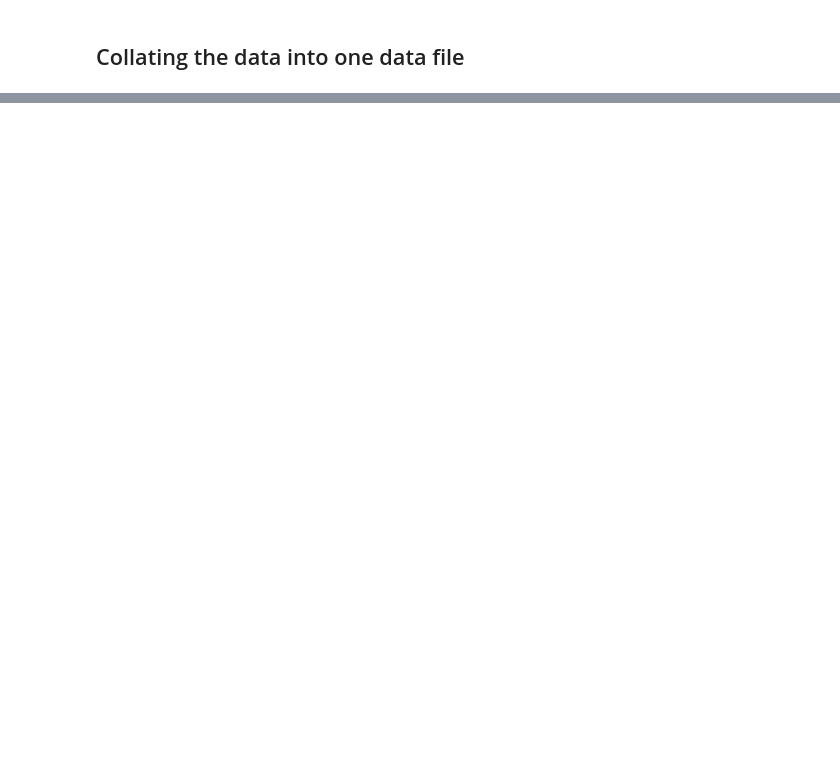
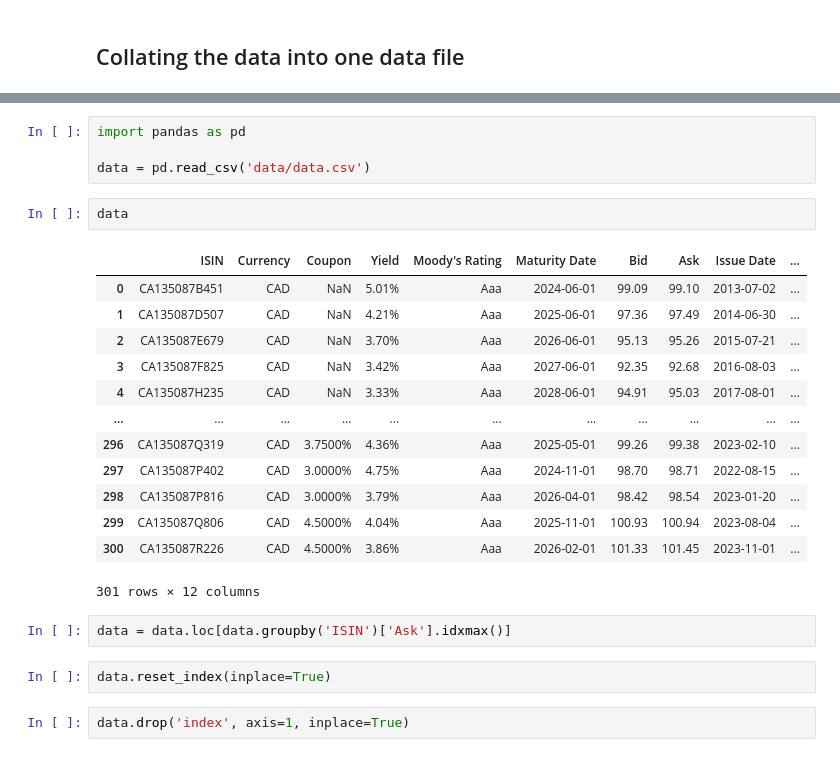
Before and after one commit to pinakin7/1856, a Jupyter notebook: Assignment 1/experiment.ipynb, the cells around one changed output, grey strips where cells are left out. Saved outputs shown, nothing was run; the diff lists cells and outputs as text; blank space fills up the shorter version.

```diff
--- a/Assignment 1/experiment.ipynb
+++ b/Assignment 1/experiment.ipynb
@@ -42 +30,27 @@ Level 60:root:Processing file: January 12 2024.csv
 Level 60:root:Finished processing
+# %%
+import pandas as pd
+
+data = pd.read_csv('data/data.csv')
+# %%
+data
+# %% [output]
+|  | ISIN | Currency | Coupon | Yield | Moody's Rating | Maturity Date | Bid | Ask | Issue Date | ... |
+| 0 | CA135087B451 | CAD | NaN | 5.01% | Aaa | 2024-06-01 | 99.09 | 99.10 | 2013-07-02 | ... |
+| 1 | CA135087D507 | CAD | NaN | 4.21% | Aaa | 2025-06-01 | 97.36 | 97.49 | 2014-06-30 | ... |
+| 2 | CA135087E679 | CAD | NaN | 3.70% | Aaa | 2026-06-01 | 95.13 | 95.26 | 2015-07-21 | ... |
+| 3 | CA135087F825 | CAD | NaN | 3.42% | Aaa | 2027-06-01 | 92.35 | 92.68 | 2016-08-03 | ... |
+| 4 | CA135087H235 | CAD | NaN | 3.33% | Aaa | 2028-06-01 | 94.91 | 95.03 | 2017-08-01 | ... |
+| ... | ... | ... | ... | ... | ... | ... | ... | ... | ... | ... |
+| 296 | CA135087Q319 | CAD | 3.7500% | 4.36% | Aaa | 2025-05-01 | 99.26 | 99.38 | 2023-02-10 | ... |
+| 297 | CA135087P402 | CAD | 3.0000% | 4.75% | Aaa | 2024-11-01 | 98.70 | 98.71 | 2022-08-15 | ... |
+| 298 | CA135087P816 | CAD | 3.0000% | 3.79% | Aaa | 2026-04-01 | 98.42 | 98.54 | 2023-01-20 | ... |
+| 299 | CA135087Q806 | CAD | 4.5000% | 4.04% | Aaa | 2025-11-01 | 100.93 | 100.94 | 2023-08-04 | ... |
+| 300 | CA135087R226 | CAD | 4.5000% | 3.86% | Aaa | 2026-02-01 | 101.33 | 101.45 | 2023-11-01 | ... |
+301 rows × 12 columns
+# %%
+data = data.loc[data.groupby('ISIN')['Ask'].idxmax()]
+# %%
+data.reset_index(inplace=True)
+# %%
+data.drop('index', axis=1, inplace=True)
```
Also changed, not shown: parts of 13 cells of this notebook, 2 other files.
